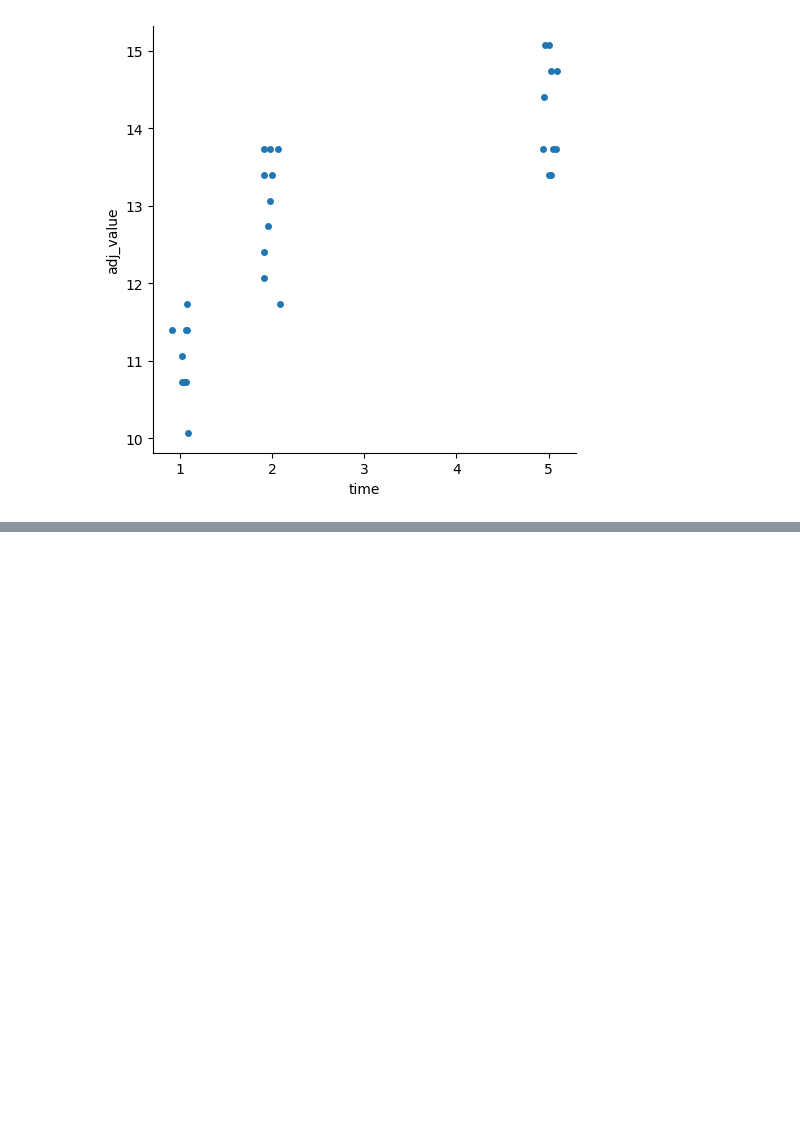
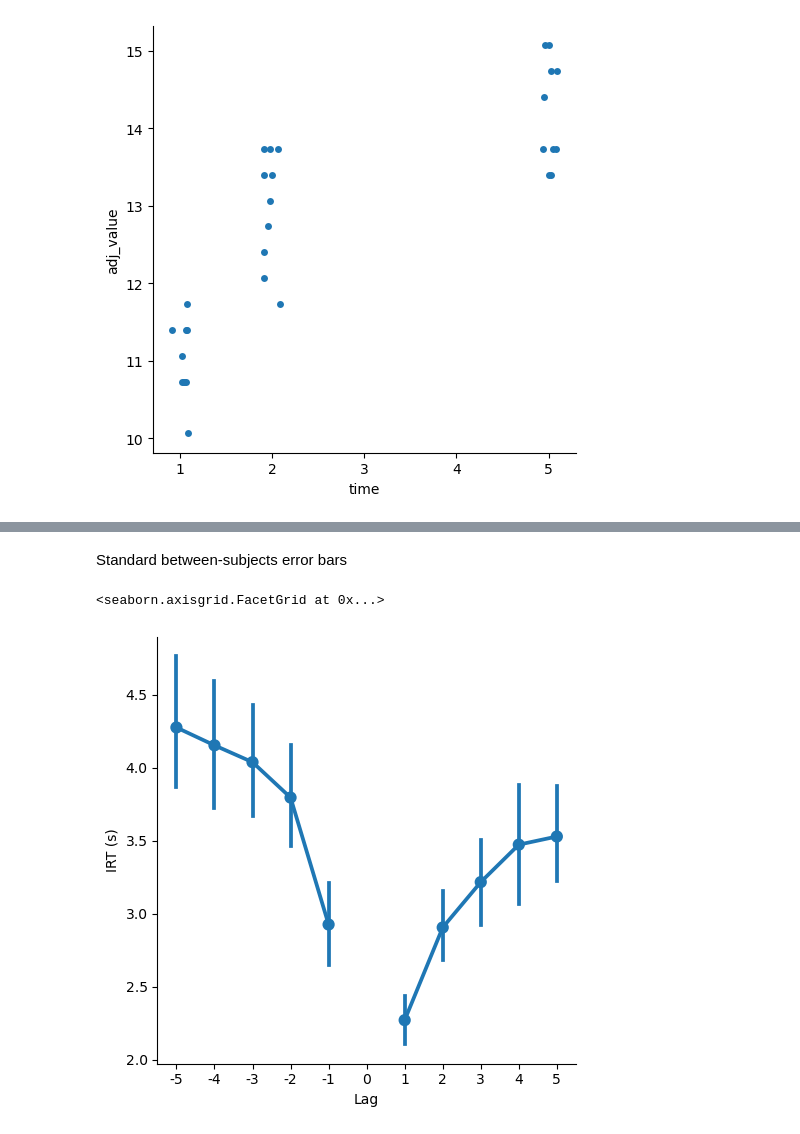
Before and after one commit to pennmem/pybeh_pd, a Jupyter notebook: loftus_masson_example.ipynb, the cells around one changed output, grey strips where cells are left out. Drawn from its saved outputs; the diff is of its cells as text; code cells hidden in the pictures; blank space fills up the shorter version.

```diff
--- a/loftus_masson_example.ipynb
+++ b/loftus_masson_example.ipynb
@@ -286,0 +343,7 @@ g = sns.catplot(x='time', y='adj_value', data=df, units='sub', native_scale=True
+# %%
+#fixing serial position in REC_WORD events
+events.loc[events['type'] == "REC_WORD", "serialpos"] = np.nan
+events.sort_values('type', inplace=True)
+#bfill because WORD will come after REC_WORD after sorting
+events['serialpos'] = events.groupby(['subject', 'session', 'list', 'item_name'])['serialpos'].bfill()
+events.sort_values('row_order', inplace=True)
@@ -286,0 +353,16 @@ g = sns.catplot(x='time', y='adj_value', data=df, units='sub', native_scale=True
+# %%
+# loading rec evs
+rec_evs = events.query('type == "REC_WORD"')
+rec_evs['repeat'] = rec_evs.duplicated(subset=['subject', 'session', 'list', 'item_name'])
+rec_evs['correct'] = (rec_evs['repeat'] == False) & (rec_evs['intrusion'] == 0)
+rec_evs['next_rectime'] = rec_evs.groupby(['subject', 'session', 'list']).rectime.shift(-1)
+rec_evs['next_correct'] = rec_evs.groupby(['subject', 'session', 'list']).correct.shift(-1)
+rec_evs['irt'] = rec_evs['next_rectime'] - rec_evs['rectime']
+rec_evs.loc[(rec_evs['correct'] == False) | (rec_evs['next_correct'] == False), 'irt'] = np.nan
+rec_evs['correct_outpos'] = rec_evs.groupby(['subject', 'session', 'list'])['correct'].cumsum()
+rec_evs['n_correct'] = rec_evs.groupby(['subject', 'session', 'list'])['correct_outpos'].transform('max')
+rec_evs['irt_s'] = rec_evs['irt'] / 1000
+rec_evs['next_serialpos'] = rec_evs.groupby(['subject', 'session', 'list']).serialpos.shift(-1)
+rec_evs['transition'] = rec_evs['next_serialpos'] - rec_evs['serialpos']
+rec_evs.loc[(rec_evs['correct'] == False) | (rec_evs['next_correct'] == False), 'transition'] = np.nan
+rec_evs['next_item_name'] = rec_evs.groupby(['subject', 'session', 'list']).item_name.shift(-1)
@@ -286,0 +387,13 @@ g = sns.catplot(x='time', y='adj_value', data=df, units='sub', native_scale=True
+# %% [markdown]
+Standard between-subjects error bars
+# %%
+crl_sess_df = rec_evs.groupby(['subject', 'session', 'transition'], as_index=False).agg({'irt_s': 'mean'})
+crl_df = crl_sess_df.groupby(['subject', 'transition'], as_index=False).agg({'irt_s': 'mean'})
+# %%
+g = sns.catplot(x='transition', y='irt_s', data=crl_df.query('abs(transition) < 6'),
+                order=np.arange(-5, 6),
+                kind='point')
+g.set(xlabel='Lag', ylabel='IRT (s)')
+# %% [output]
+<seaborn.axisgrid.FacetGrid at 0x...>
+[figure, added]
```
Also changed, not shown: parts of 24 cells of this notebook, 1 other file.
